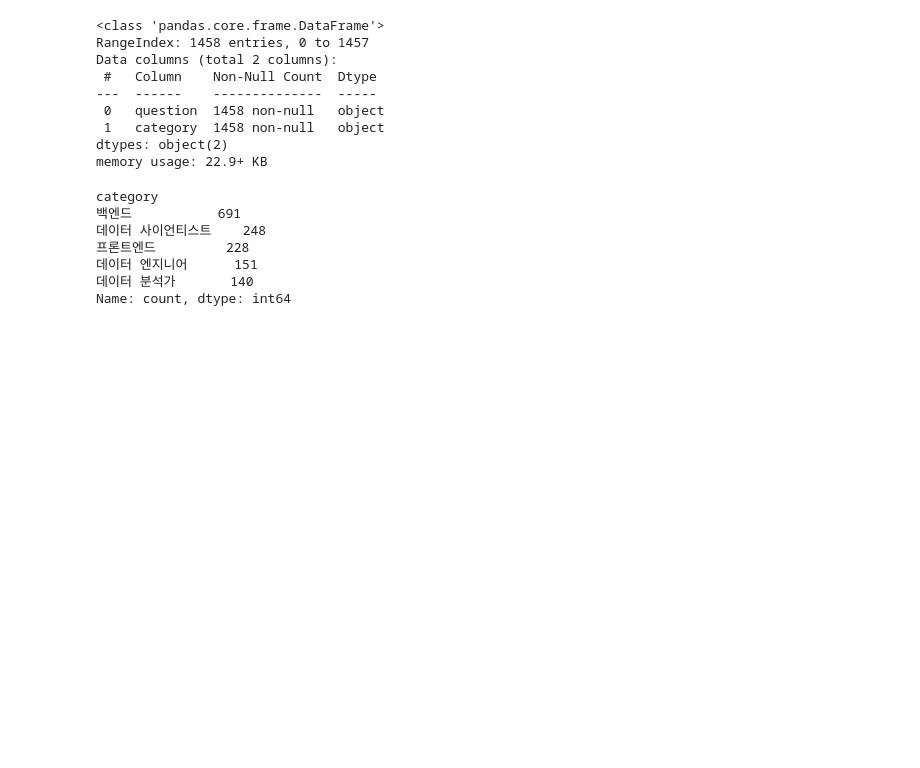
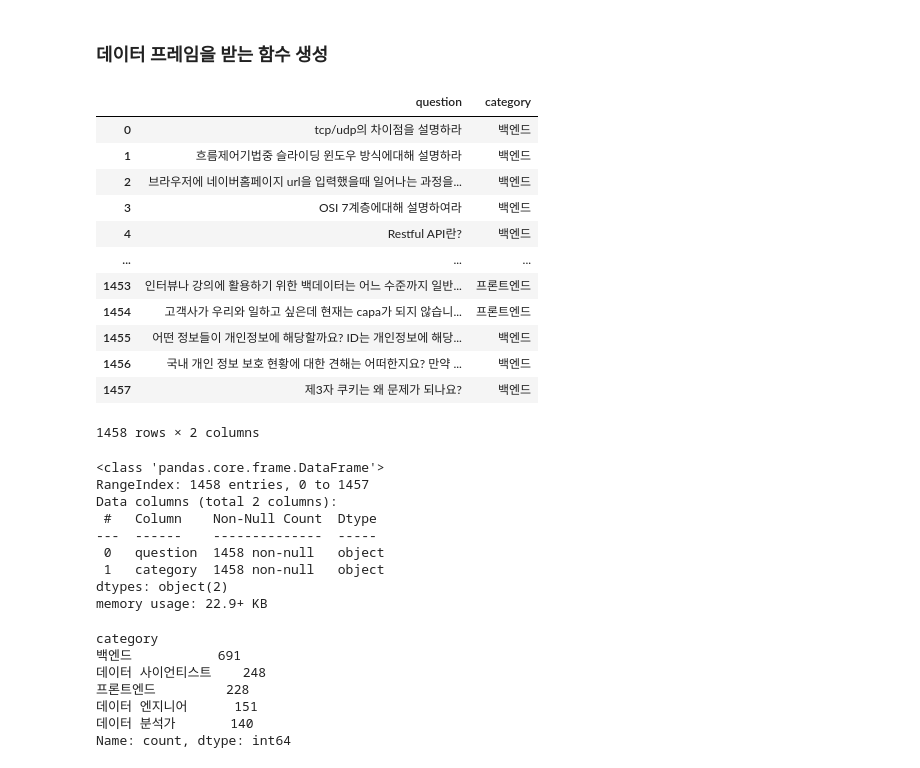
Before and after one commit to Jeong-Sichan/sample-unittest, a Jupyter notebook: 전처리.ipynb, the cells around one changed output. Saved outputs shown, nothing was run; the diff lists cells and outputs as text; code cells hidden in the pictures; blank space fills up the shorter version.

```diff
--- a/전처리.ipynb
+++ b/전처리.ipynb
@@ -5 +5,24 @@ interview_data=pd.read_excel('deduplicated_tech_interview_questions.xlsx')
+# %% [markdown]
+### 데이터 프레임을 받는 함수 생성
+# %%
+def get_df(file): #파일명을 입력값으로 받는다.
+    interview_data=pd.read_excel(file)
+    return interview_data
+# %%
+interview_data=get_df('deduplicated_tech_interview_questions.xlsx')
+interview_data
+# %% [output]
+|  | question | category |
+| 0 | tcp/udp의 차이점을 설명하라 | 백엔드 |
+| 1 | 흐름제어기법중 슬라이딩 윈도우 방식에대해 설명하라 | 백엔드 |
+| 2 | 브라우저에 네이버홈페이지 url을 입력했을때 일어나는 과정을... | 백엔드 |
+| 3 | OSI 7계층에대해 설명하여라 | 백엔드 |
+| 4 | Restful API란? | 백엔드 |
+| ... | ... | ... |
+| 1453 | 인터뷰나 강의에 활용하기 위한 백데이터는 어느 수준까지 일반... | 프론트엔드 |
+| 1454 | 고객사가 우리와 일하고 싶은데 현재는 capa가 되지 않습니... | 프론트엔드 |
+| 1455 | 어떤 정보들이 개인정보에 해당할까요? ID는 개인정보에 해당... | 백엔드 |
+| 1456 | 국내 개인 정보 보호 현황에 대한 견해는 어떠한지요? 만약 ... | 백엔드 |
+| 1457 | 제3자 쿠키는 왜 문제가 되나요? | 백엔드 |
+1458 rows × 2 columns
 # %%
```
Also changed, not shown: parts of 20 cells of this notebook, 2 other files.
